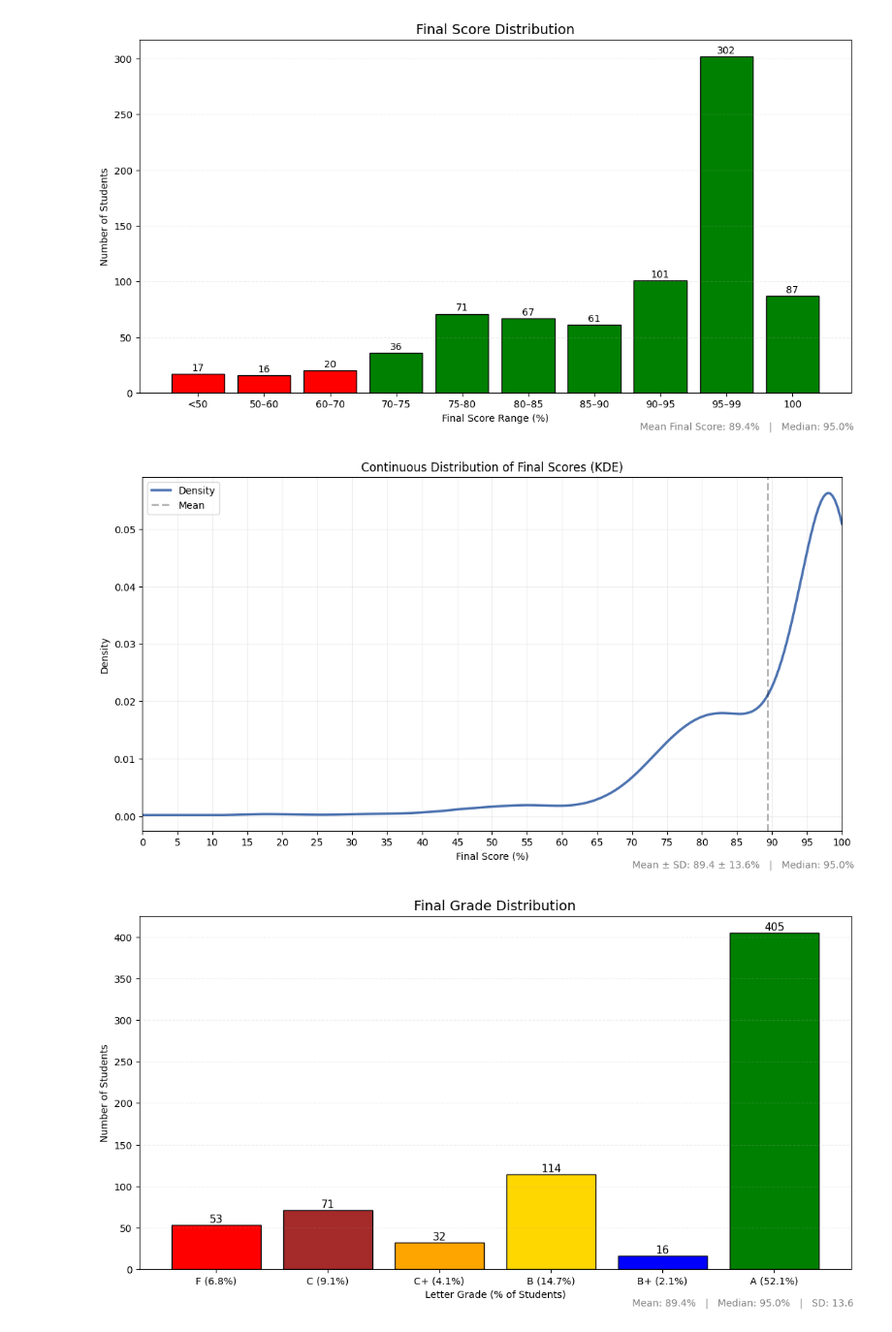
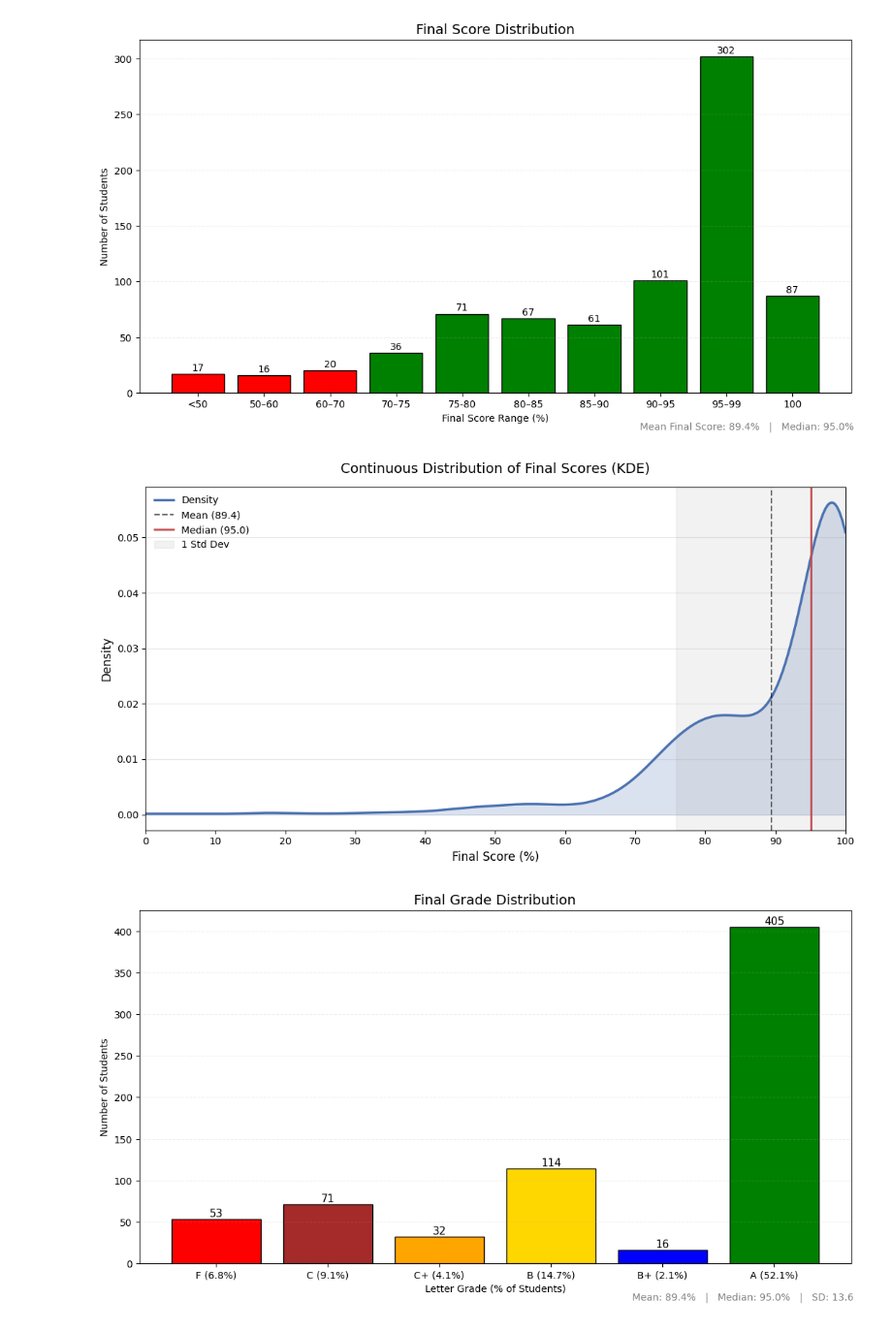
Before and after one commit to akioazevedo/student_analysis, a Jupyter notebook: Analysis.ipynb, the cells around one changed output. Shown at 97% size. Cells and saved outputs as stored; diff of their text form; code cells hidden in the pictures.

```diff
--- a/Analysis.ipynb
+++ b/Analysis.ipynb
@@ -102,54 +102,46 @@ plt.show()
 # %%
 from scipy.stats import gaussian_kde
 
 # Clean data
 scores = pd.to_numeric(df['Final Score'], errors='coerce').dropna()
 
 # Summary stats
 mean_score = scores.mean()
 median_score = scores.median()
 std_score = scores.std()
 
 # KDE
 kde = gaussian_kde(scores)
 x = np.linspace(0, 100, 500)
 y = kde(x)
 
 plt.figure(figsize=(11, 6))
 
-# KDE curve
-plt.plot(
-    x, y,
-    linewidth=2.5,
-    color='#4C72B0',
-    label='Density'
-)
+# Main KDE Plot
+plt.plot(x, y, linewidth=2.5, color='#4C72B0', label='Density')
+plt.fill_between(x, y, color='#4C72B0', alpha=0.2) # Fill for better visual weight
 
-# Mean & SD
-plt.axvline(mean_score, color='black', linestyle='--', linewidth=2, label='Mean', alpha=0.3)
+# Statistical Indicators
+plt.axvline(mean_score, color='black', linestyle='--', linewidth=1.5, label=f'Mean ({mean_score:.1f})', alpha=0.6)
+plt.axvline(median_score, color='#C44E52', linestyle='-', linewidth=2, label=f'Median ({median_score:.1f})')
 
-# Formatting
-plt.xlabel('Final Score (%)')
-plt.ylabel('Density')
-plt.title('Continuous Distribution of Final Scores (KDE)')
+# Add Standard Deviation Shading
+plt.axvspan(mean_score - std_score, mean_score + std_score, color='gray', alpha=0.1, label='1 Std Dev')
+
+# Styling & Labels
+plt.title('Continuous Distribution of Final Scores (KDE)', fontsize=14, pad=15)
+plt.xlabel('Final Score (%)', fontsize=12)
+plt.ylabel('Density', fontsize=12)
 plt.xlim(0, 100)
-plt.xticks(np.arange(0, 101, 5))
-plt.grid(alpha=0.2)
-plt.legend()
-
-plt.figtext(
-    0.99, 0.01,
-    f"Mean ± SD: {mean_score:.1f} ± {std_score:.1f}%   |   Median: {median_score:.1f}%",
-    ha='right',
-    fontsize=10,
-    color='gray'
-)
+plt.xticks(np.arange(0, 101, 10)) # Every 10 makes it less cluttered
+plt.grid(axis='y', alpha=0.3)
+plt.legend(frameon=False)
 
 plt.tight_layout()
 plt.savefig("plots/Final_Score_KDE.png")
 plt.show()
 # %% [output]
-[figure, old version]
+[figure, new version]
 # %%
 # Ensure final scores are numeric
 final_scores = pd.to_numeric(df['Final Score'], errors='coerce')
```
Also changed, not shown: 1 other file.
